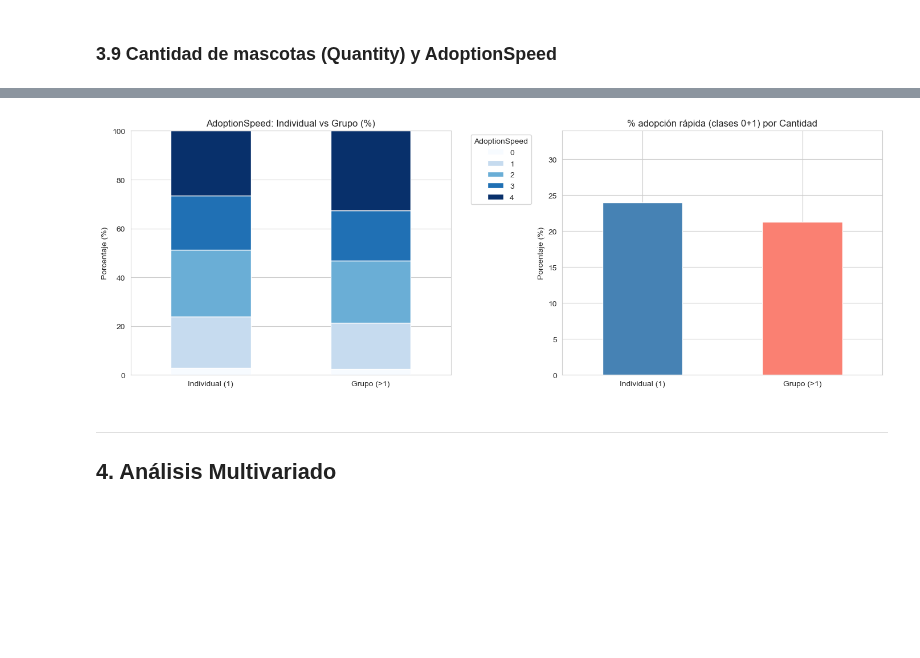
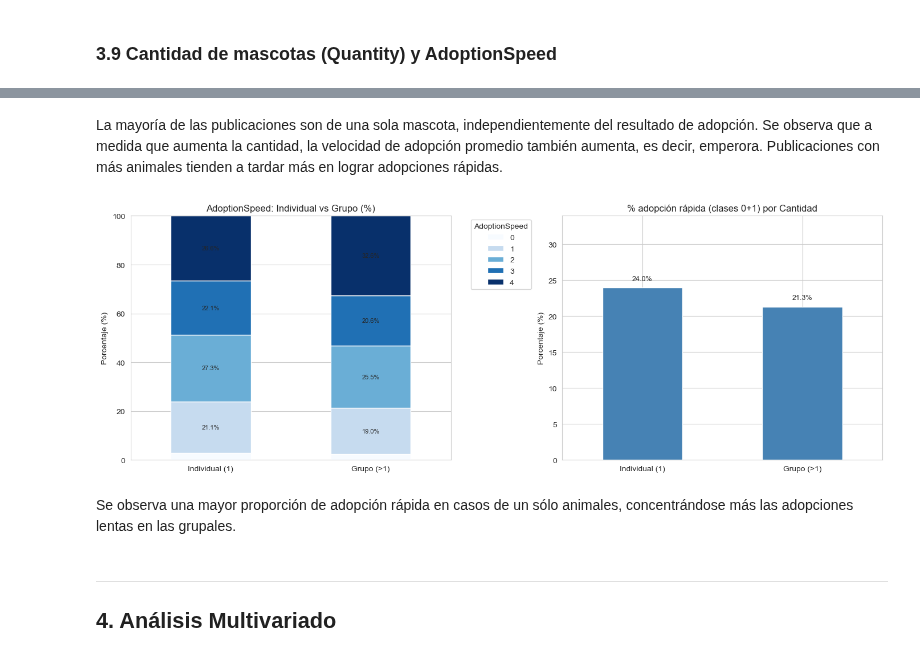
Before and after one commit to patriciasandagorda/UA_MDM_Labo2_Grupo2, a Jupyter notebook: EDA/04_EDA_PetFinder.ipynb, the cells around one changed output, grey strips where cells are left out. Saved outputs shown, nothing was run; the diff lists cells and outputs as text; code cells hidden in the pictures; blank space fills up the shorter version.

```diff
--- a/EDA/04_EDA_PetFinder.ipynb
+++ b/EDA/04_EDA_PetFinder.ipynb
@@ -298,10 +408,22 @@ plt.show()
 ### 2.5 Distribución geográfica (Estado)
 # %%
 state_counts = df['State'].value_counts().sort_values(ascending=True)
+state_pct = state_counts / state_counts.sum() * 100
+
 plt.figure(figsize=(10, 8))
-state_counts.plot(kind='barh', color='steelblue')
+ax = state_counts.plot(kind='barh')
+
 plt.title('Cantidad de mascotas por Estado')
 plt.xlabel('Cantidad')
+
+for i, v in enumerate(state_counts.values):
+    ax.text(
+        v,
+        i,
+        f' {v} ({state_pct.iloc[i]:.1f}%)',
+        va='center'
+    )
+
 plt.tight_layout()
 plt.show()
 # %% [output]
@@ -563,10 +807,16 @@ plt.show()
 ### 3.8 Estado geográfico y AdoptionSpeed
 # %%
 rate_state = adoption_rate_by('State').sort_values()
+
 plt.figure(figsize=(10, 8))
-rate_state.plot(kind='barh', color='steelblue')
+ax = rate_state.plot(kind='barh', color='steelblue', edgecolor='white')
+
+for i, val in enumerate(rate_state.values):
+    ax.text(val + 0.5, i, f'{val:.1f}%', va='center', fontsize=9)
+
 plt.title('% adopción rápida (clases 0+1) por Estado')
 plt.xlabel('%')
+plt.xlim(0, rate_state.max() + 10)  # margen para que entren los labels
 plt.tight_layout()
 plt.show()
 # %% [output]
@@ -597,39 +848,54 @@ plt.show()
+# %% [markdown]
+La mayoría de las publicaciones son de una sola mascota, independientemente del resultado de adopción. Se observa que a medida que aumenta la cantidad, la velocidad de adopción promedio también aumenta, es decir, emperora. Publicaciones con más animales tienden a tardar más en lograr adopciones rápidas.
 # %%
-# 1. Crear la variable dicotómica: 1 si es grupo (>1), 0 si es individual (==1)
+# 1. Crear variable dicotómica
 df['IsGroup'] = (df['Quantity'] > 1).astype(int)
 
 fig, axes = plt.subplots(1, 2, figsize=(14, 5))
 
-# --- GRÁFICO 1: Distribución Proporcional (Stacked 100%) ---
 cross = df.groupby(['IsGroup', 'AdoptionSpeed']).size().unstack(fill_value=0)
 cross_pct = cross.div(cross.sum(axis=1), axis=0) * 100
 cross_pct.index = ['Individual (1)', 'Grupo (>1)']
 
-cross_pct.plot(kind='bar', stacked=True, ax=axes[0], colormap='Blues', edgecolor='white')
+ax0 = cross_pct.plot(kind='bar', stacked=True, ax=axes[0],
+                     colormap='Blues', edgecolor='white')
+
+for i, row in enumerate(cross_pct.values):
+    acumulado = 0
+    for val in row:
+        if val > 3:
+            ax0.text(i, acumulado + val/2, f'{val:.1f}%',
+                     ha='center', va='center', fontsize=8)
+        acumulado += val
 
 axes[0].set_title('AdoptionSpeed: Individual vs Grupo (%)')
 axes[0].set_ylabel('Porcentaje (%)')
 axes[0].set_ylim(0, 100)
 axes[0].tick_params(axis='x', rotation=0)
 axes[0].legend(title='AdoptionSpeed', bbox_to_anchor=(1.05, 1), loc='upper left')
 
-# --- GRÁFICO 2: Tasa de adopción rápida (0+1) ---
 rate = df.groupby('IsGroup')['AdoptionSpeed'].apply(
     lambda x: (x.isin([0, 1])).mean() * 100
 )
 rate.index = ['Individual (1)', 'Grupo (>1)']
 
-rate.plot(kind='bar', ax=axes[1], color=['steelblue', 'salmon'], edgecolor='white')
+ax1 = rate.plot(kind='bar', ax=axes[1],
+                color='steelblue', edgecolor='white')
+
+for i, val in enumerate(rate.values):
+    ax1.text(i, val + 1, f'{val:.1f}%', ha='center', fontsize=9)
 
 axes[1].set_title('% adopción rápida (clases 0+1) por Cantidad')
 axes[1].set_ylabel('Porcentaje (%)')
 axes[1].set_ylim(0, rate.max() + 10)
 axes[1].tick_params(axis='x', rotation=0)
 
 plt.tight_layout()
 plt.show()
 # %% [output]
-[figure, old version]
+[figure, new version]
+# %% [markdown]
+Se observa una mayor proporción de adopción rápida en casos de un sólo animales, concentrándose más las adopciones lentas en las grupales.
 # %% [markdown]
 ---
 ## 4. Análisis Multivariado
```
Also changed, not shown: parts of 43 cells of this notebook.
